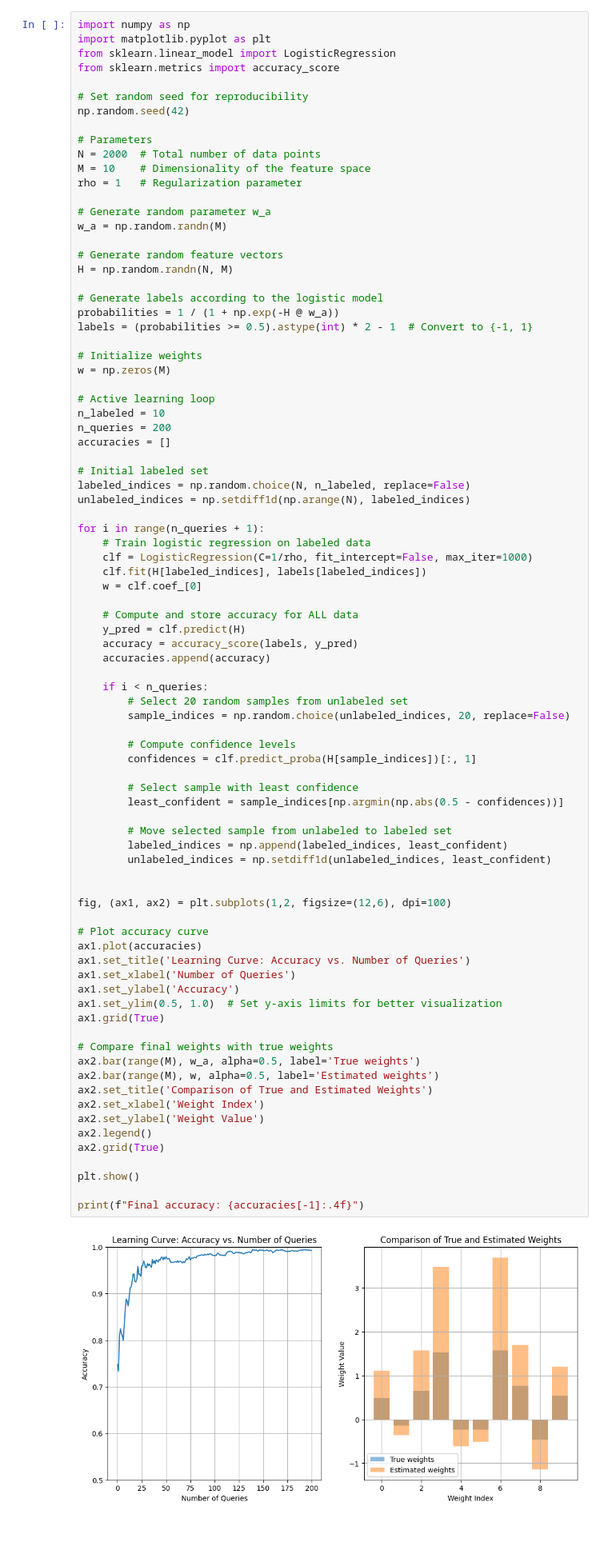
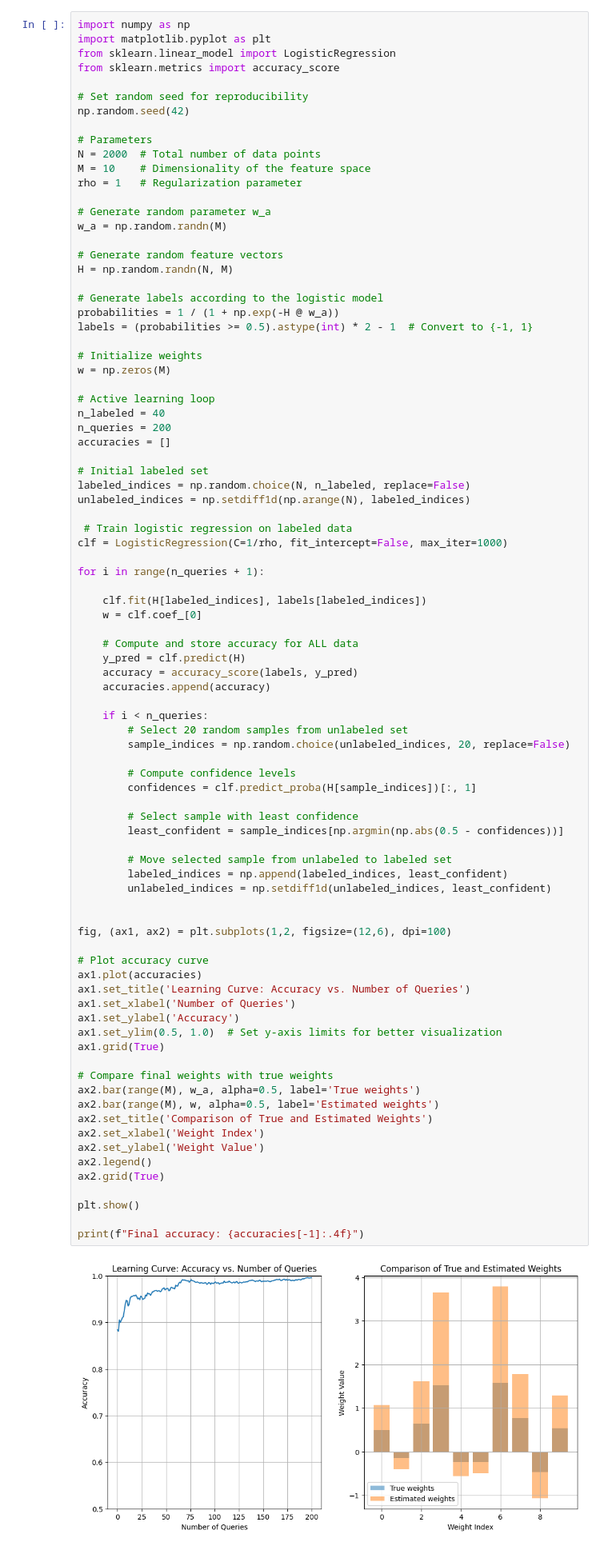
Before and after one commit to hucarlos08/GEO-ML, a Jupyter notebook: Lab/LogisticRegression/ActiveLearning.ipynb, the cells around one changed output. Shown at 80% size. Drawn from its saved outputs; the diff is of its cells as text.

```diff
--- a/Lab/LogisticRegression/ActiveLearning.ipynb
+++ b/Lab/LogisticRegression/ActiveLearning.ipynb
@@ -26,7 +26,7 @@ labels = (probabilities >= 0.5).astype(int) * 2 - 1  # Convert to {-1, 1}
 w = np.zeros(M)
 
 # Active learning loop
-n_labeled = 10
+n_labeled = 40
 n_queries = 200
 accuracies = []
 
@@ -34,9 +34,11 @@ accuracies = []
 labeled_indices = np.random.choice(N, n_labeled, replace=False)
 unlabeled_indices = np.setdiff1d(np.arange(N), labeled_indices)
 
+ # Train logistic regression on labeled data
+clf = LogisticRegression(C=1/rho, fit_intercept=False, max_iter=1000)
+
 for i in range(n_queries + 1):
-    # Train logistic regression on labeled data
-    clf = LogisticRegression(C=1/rho, fit_intercept=False, max_iter=1000)
+
     clf.fit(H[labeled_indices], labels[labeled_indices])
     w = clf.coef_[0]
 
@@ -56,31 +58,31 @@ for i in range(n_queries + 1):
         least_confident = sample_indices[np.argmin(np.abs(0.5 - confidences))]
 
         # Move selected sample from unlabeled to labeled set
         labeled_indices = np.append(labeled_indices, least_confident)
         unlabeled_indices = np.setdiff1d(unlabeled_indices, least_confident)
 
 
 fig, (ax1, ax2) = plt.subplots(1,2, figsize=(12,6), dpi=100)
 
 # Plot accuracy curve
 ax1.plot(accuracies)
 ax1.set_title('Learning Curve: Accuracy vs. Number of Queries')
 ax1.set_xlabel('Number of Queries')
 ax1.set_ylabel('Accuracy')
 ax1.set_ylim(0.5, 1.0)  # Set y-axis limits for better visualization
 ax1.grid(True)
 
 # Compare final weights with true weights
 ax2.bar(range(M), w_a, alpha=0.5, label='True weights')
 ax2.bar(range(M), w, alpha=0.5, label='Estimated weights')
 ax2.set_title('Comparison of True and Estimated Weights')
 ax2.set_xlabel('Weight Index')
 ax2.set_ylabel('Weight Value')
 ax2.legend()
 ax2.grid(True)
 
 plt.show()
 
 print(f"Final accuracy: {accuracies[-1]:.4f}")
 # %% [output]
-[figure, old version]
+[figure, new version]
```
Also changed, not shown: parts of 3 cells of this notebook, 4 other files.
